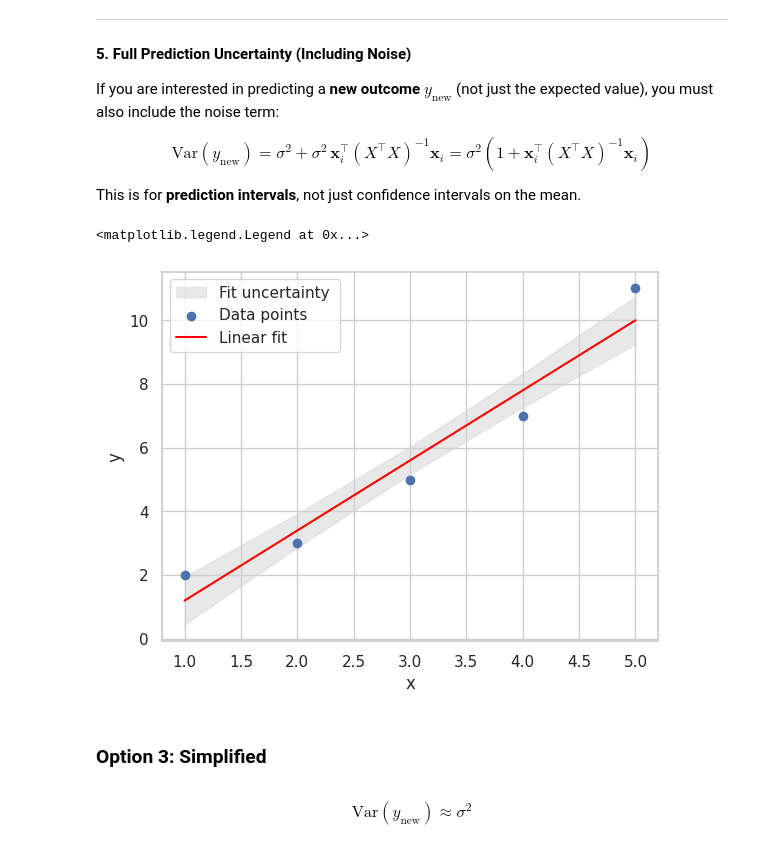
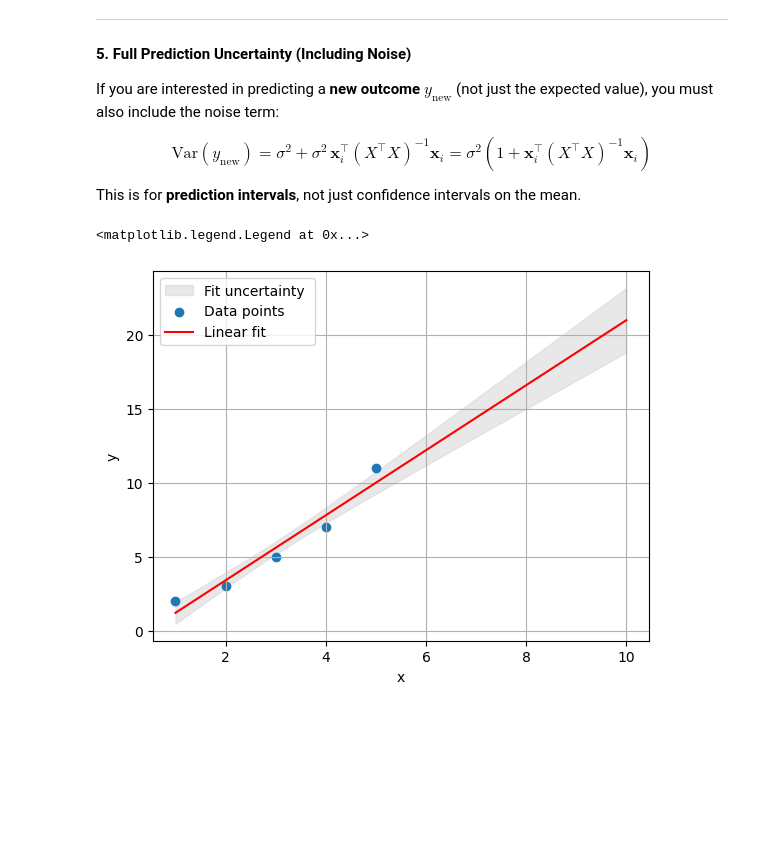
Before and after one commit to tphlabs/python_workshop, a Jupyter notebook: Linear_regression.ipynb, the cells around one changed output. Cells and saved outputs as stored; diff of their text form; code cells hidden in the pictures; blank space fills up the shorter version.

```diff
--- a/Linear_regression.ipynb
+++ b/Linear_regression.ipynb
@@ -110,36 +151,41 @@ This is for **prediction intervals**, not just confidence intervals on the mean.
 # %%
 X = np.vstack([np.ones_like(x), x]).T # add dimension for intercept
 XtX_inv = np.linalg.inv(X.T @ X)
-slope_intercept = XtX_inv @ X.T @ y
-slope = slope_intercept[1]
-intercept = slope_intercept[0]
-Y = X @ slope_intercept
+beta_hat = XtX_inv @ X.T @ y
+#slope = beta_hat[1]
+#intercept = beta_hat[0]
+Y = X @ beta_hat
 residuals = y - Y
 m, n = X.shape
-sigma_squared = np.sum((y - Y)**2) / (m - n)
+sigma_squared_hat = np.sum(residuals**2) / (m - n)
 
 std_errors = np.array([
-    np.sqrt(sigma_squared * (x_i @ XtX_inv @ x_i.T)) for x_i in X
+    np.sqrt(sigma_squared_hat * (x_i @ XtX_inv @ x_i.T)) for x_i in X
 ])
 
-y_top = Y + std_errors
-y_bot = Y - std_errors
-plt.fill_between(x, y_bot, y_top, color='lightgray', alpha=0.5, label=r'Fit uncertainty ')
+# Prepare grid for prediction
+X_pred_raw = np.linspace(1, 10, 100)
+X_pred = np.vstack([np.ones_like(X_pred_raw), X_pred_raw]).T
+y_pred = X_pred @ beta_hat
+
+# Standard error for confidence intervals
+std_errors = np.array([
+    np.sqrt(sigma_squared_hat * (x_i @ XtX_inv @ x_i.T)) for x_i in X_pred
+])
+
+# one-sigma confidence interval
+ci_upper = y_pred + std_errors
+ci_lower = y_pred - std_errors
+plt.fill_between(X_pred_raw, ci_lower, ci_upper, color='lightgray', alpha=0.5, label=r'Fit uncertainty ')
 
 plt.scatter(x, y, label='Data points')
 
-plt.plot(x, slope * x + intercept, color='red', label='Linear fit')
+plt.plot(X_pred_raw, y_pred, color='red', label='Linear fit')
 
 plt.xlabel('x')
 plt.ylabel('y')
 plt.grid('on')
 plt.legend()
 # %% [output]
 <matplotlib.legend.Legend at 0x...>
-[figure, old version]
+[figure, new version]
-# %% [markdown]
-### Option 3:  Simplified
-# %% [markdown]
-$$
-\mathrm{Var}(y_{\text{new}}) \approx \sigma^2
-$$
```
Also changed, not shown: parts of 9 cells of this notebook.
